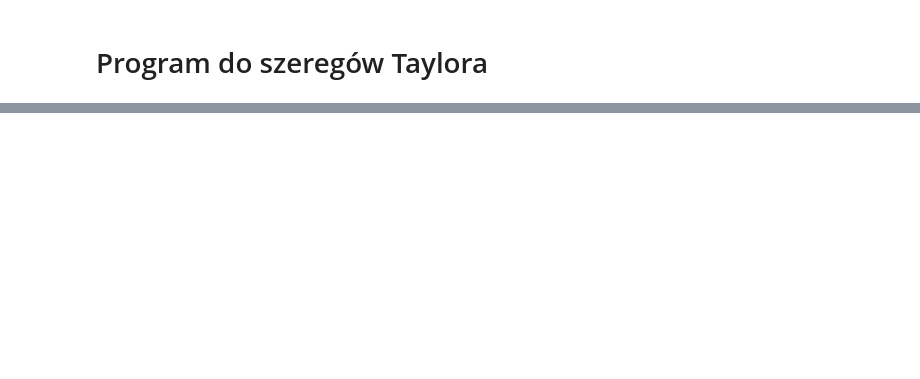
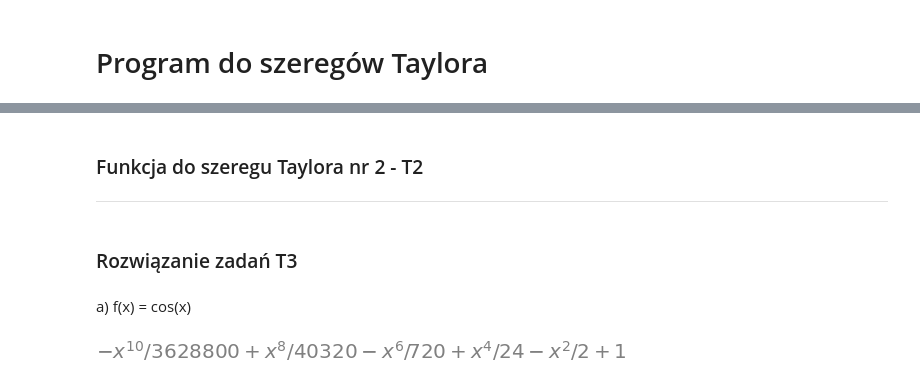
Before and after one commit to pzajaczkowski/ONWP, a Jupyter notebook: lista6/taylor.ipynb, the cells around one changed output, grey strips where cells are left out. Saved outputs shown, nothing was run; the diff lists cells and outputs as text; code cells hidden in the pictures; blank space fills up the shorter version.

```diff
--- a/lista6/taylor.ipynb
+++ b/lista6/taylor.ipynb
@@ -68,3 +59,7 @@ def taylor1(f, n, x0=0):
     plt.show()
 
     return skladowe, n_aprox
+# %% [markdown]
+### Funkcja do szeregu Taylora nr 2 - T2
+
+---
@@ -70,0 +100,9 @@ def taylor1(f, n, x0=0):
+# %% [markdown]
+### Rozwiązanie zadań T3
+# %% [markdown]
+a) f(x) = cos(x)
+# %%
+skladowe, n_przyblizenie = taylor1(sp.cos(x), 10)
+display(n_przyblizenie)
+# %% [output]
+[figure, added]
```
Also changed, not shown: parts of 16 cells of this notebook, 3 other files.
